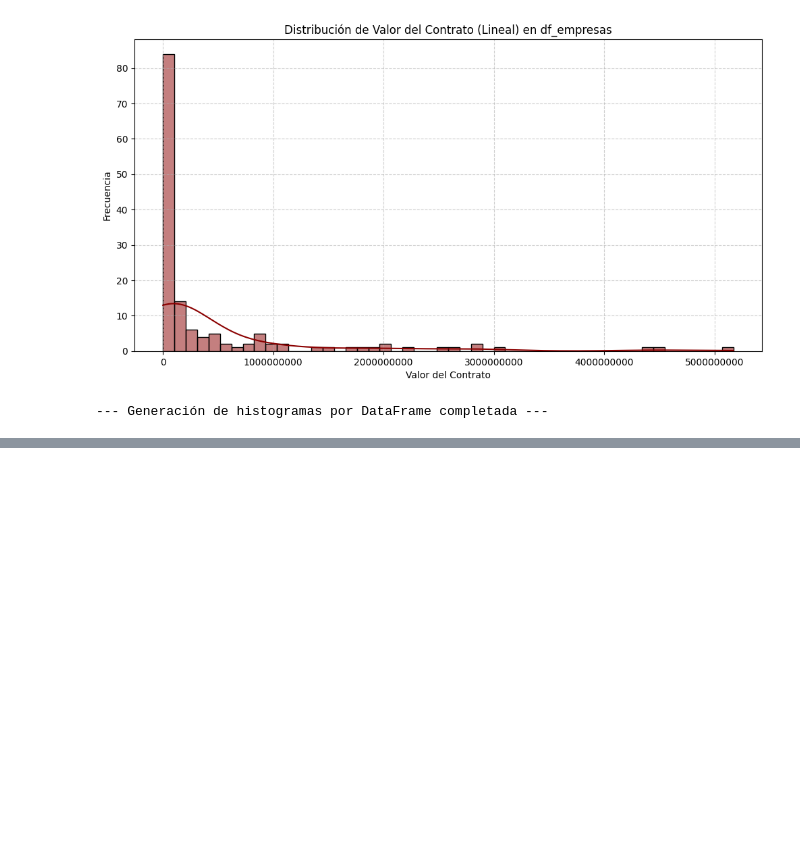
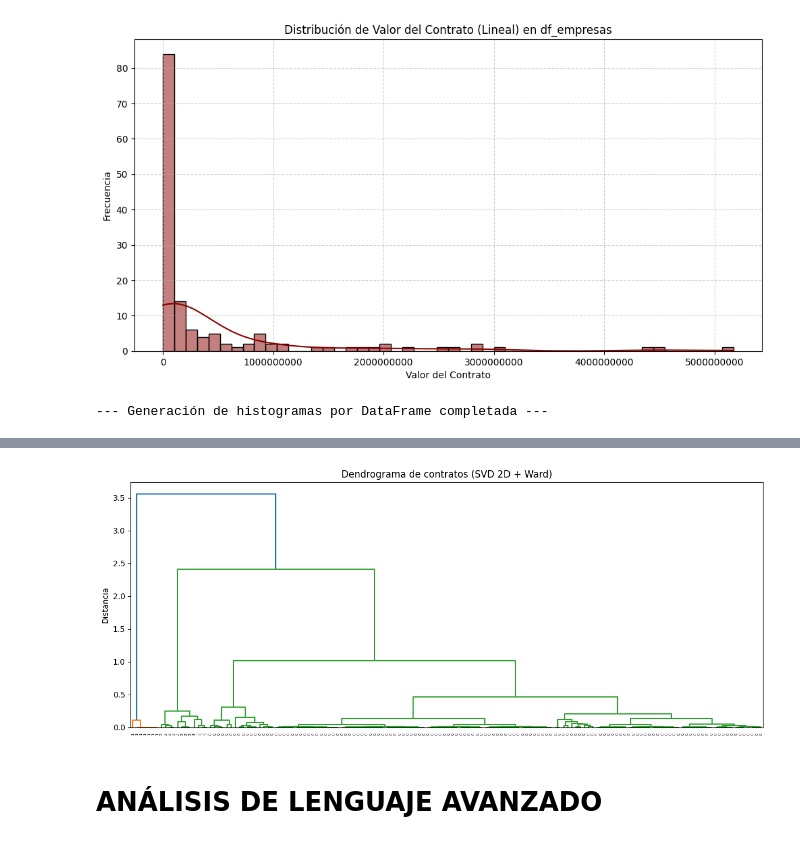
Before and after one commit to estebanoli8/secop_valle_mujer, a Jupyter notebook: no_supervisado_secop_mujer_valle.ipynb, the cells around one changed output, grey strips where cells are left out. Saved outputs shown, nothing was run; the diff lists cells and outputs as text; code cells hidden in the pictures; blank space fills up the shorter version.

```diff
--- a/no_supervisado_secop_mujer_valle.ipynb
+++ b/no_supervisado_secop_mujer_valle.ipynb
@@ -895,0 +1437,22 @@ En adelante analizaremos los 2 data set df_empresas y df_ps (o prestadores de se
+# %%
+# =====================================================
+# BLOQUE 9: Clustering jerárquico + dendrograma (Ward)
+# =====================================================
+
+# Usamos la proyección 2D para que el dendrograma sea manejable
+Z = linkage(X_2d, method="ward")
+
+plt.figure(figsize=(12, 5))
+dendrogram(
+    Z,
+    labels=df["cluster_kmeans"].astype(str).tolist(),  # etiqueta con cluster actual
+    leaf_rotation=90
+)
+plt.title("Dendrograma de contratos (SVD 2D + Ward)")
+plt.ylabel("Distancia")
+plt.tight_layout()
+plt.show()
+# %% [output]
+[figure, added]
+# %% [markdown]
+# **ANÁLISIS DE LENGUAJE AVANZADO**
```
Also changed, not shown: parts of 28 cells of this notebook.
